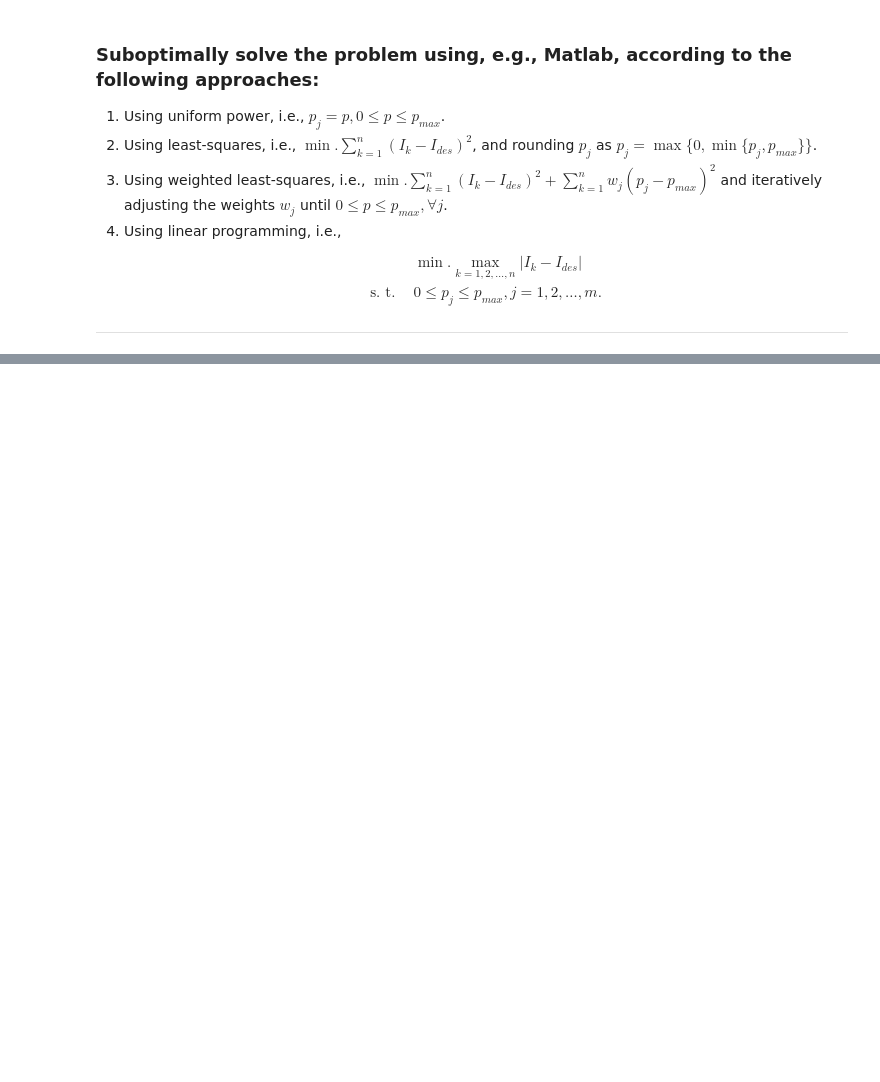
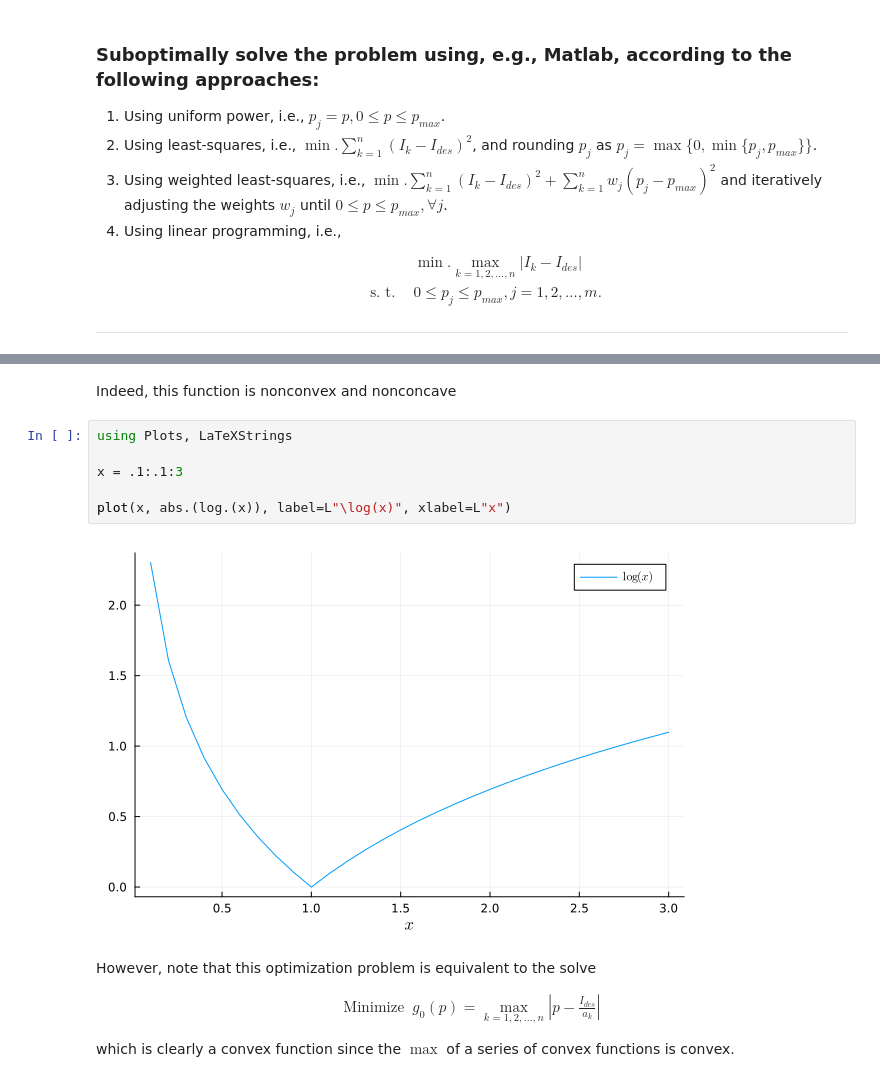
Before and after one commit to tapyu/to-rm-courses, a Jupyter notebook: phd_nonlinear_opt/Exercises/lamps.ipynb, the cells around one changed output, grey strips where cells are left out. Drawn from its saved outputs; the diff is of its cells as text; blank space fills up the shorter version.

Commit message:
solve LS optimization

```diff
--- a/phd_nonlinear_opt/Exercises/lamps.ipynb
+++ b/phd_nonlinear_opt/Exercises/lamps.ipynb
@@ -159,2 +146,21 @@ $$
+# %% [markdown]
+Indeed, this function is nonconvex and nonconcave
+# %%
+using Plots, LaTeXStrings
+
+x = .1:.1:3
+
+plot(x, abs.(log.(x)), label=L"\log(x)", xlabel=L"x")
+# %% [output]
+[figure, added]
+# %% [markdown]
+However, note that this optimization problem is equivalent to the solve
+
+$$
+\begin{align*}
+        \text{Minimize } & g_0(p) = \underset{k=1, 2, \ldots, n}{\max}\left| p - \frac{I_{des}}{a_{k}}\right|
+\end{align*}
+$$
+which is clearly a convex function since the $\max$ of a series of convex functions is convex.
 # %%
 using MAT, Convex, SCS
```
Also changed, not shown: parts of 10 cells of this notebook, 1 other file.
